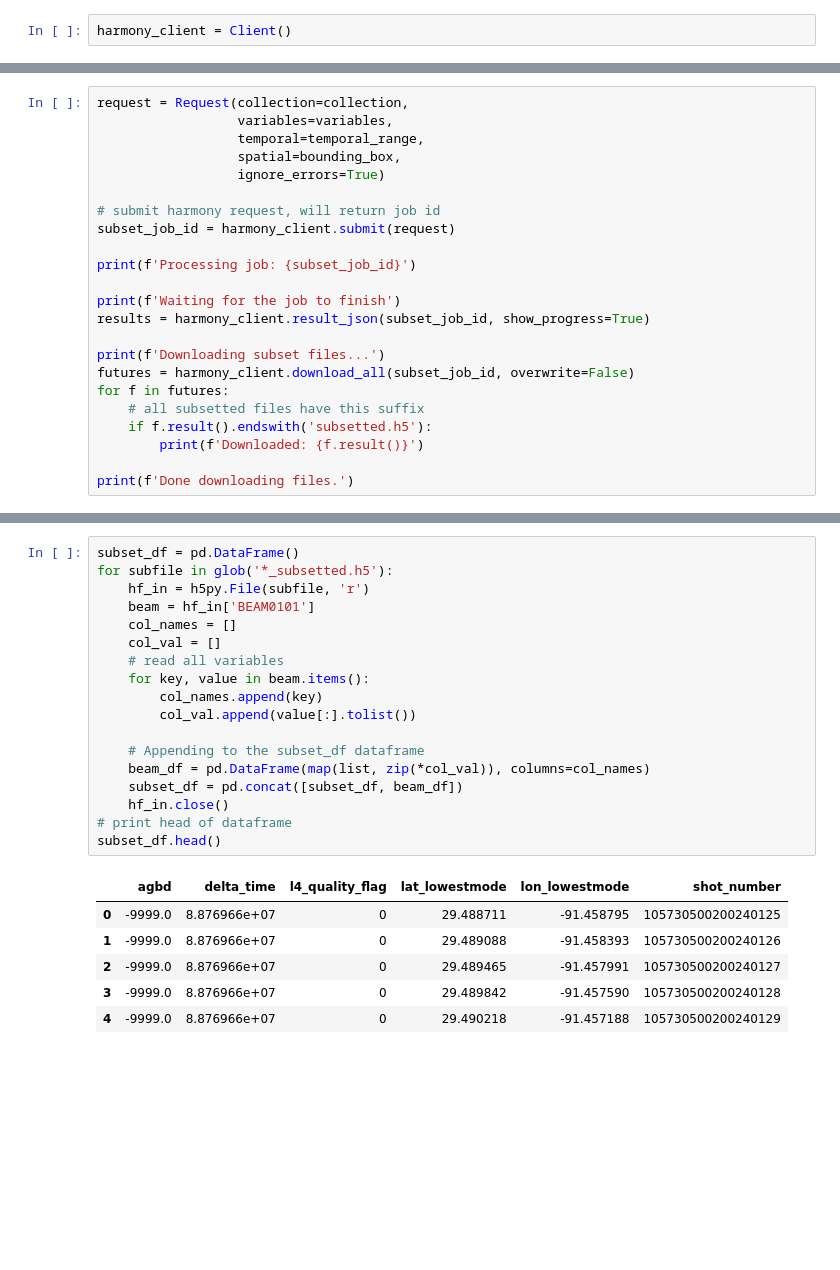
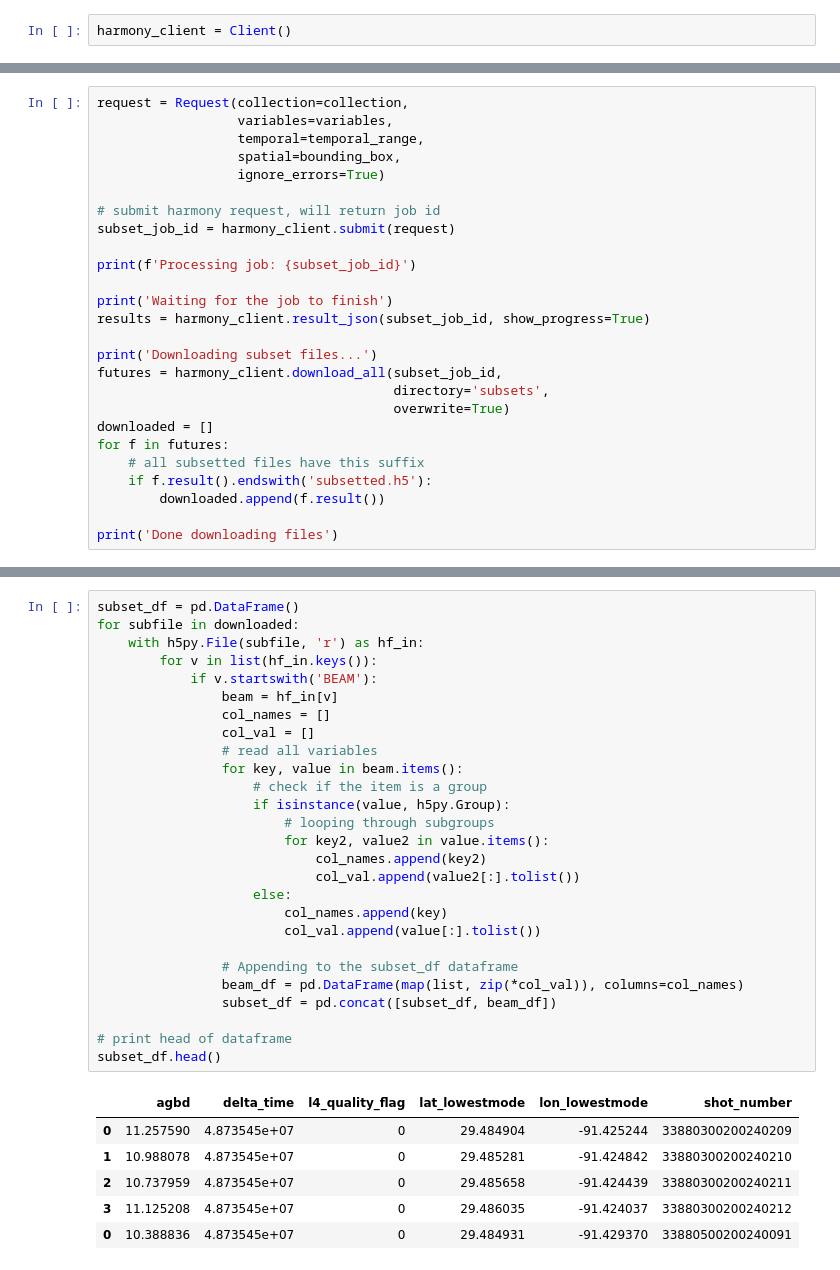
Before and after one commit to ornldaac/gedi_tutorials, a Jupyter notebook: notebooks/gedi_l4a_harmony.ipynb, the cells around one changed output, grey strips where cells are left out. Cells and saved outputs as stored; diff of their text form; blank space fills up the shorter version.

```diff
--- a/notebooks/gedi_l4a_harmony.ipynb
+++ b/notebooks/gedi_l4a_harmony.ipynb
@@ -82,15 +106,18 @@ subset_job_id = harmony_client.submit(request)
 
 print(f'Processing job: {subset_job_id}')
 
-print(f'Waiting for the job to finish')
+print('Waiting for the job to finish')
 results = harmony_client.result_json(subset_job_id, show_progress=True)
 
-print(f'Downloading subset files...')
-futures = harmony_client.download_all(subset_job_id, overwrite=False)
+print('Downloading subset files...')
+futures = harmony_client.download_all(subset_job_id,
+                                      directory='subsets',
+                                      overwrite=True)
+downloaded = []
 for f in futures:
     # all subsetted files have this suffix
     if f.result().endswith('subsetted.h5'):
-        print(f'Downloaded: {f.result()}')
+        downloaded.append(f.result())
 
-print(f'Done downloading files.')
+print('Done downloading files')
 # %% [output]
@@ -120,25 +150,34 @@ All the subsetted files are saved as `_subsetted.h5`. Let's open these `h5` file
 # %%
 subset_df = pd.DataFrame()
-for subfile in glob('*_subsetted.h5'):
-    hf_in = h5py.File(subfile, 'r')
-    beam = hf_in['BEAM0101']
-    col_names = []
-    col_val = []
-    # read all variables
-    for key, value in beam.items():
-        col_names.append(key)
-        col_val.append(value[:].tolist())
+for subfile in downloaded:
+    with h5py.File(subfile, 'r') as hf_in:
+        for v in list(hf_in.keys()):
+            if v.startswith('BEAM'):
+                beam = hf_in[v]
+                col_names = []
+                col_val = []
+                # read all variables
+                for key, value in beam.items():
+                    # check if the item is a group
+                    if isinstance(value, h5py.Group):
+                        # looping through subgroups
+                        for key2, value2 in value.items():
+                            col_names.append(key2)
+                            col_val.append(value2[:].tolist())
+                    else:
+                        col_names.append(key)
+                        col_val.append(value[:].tolist())
 
-    # Appending to the subset_df dataframe
-    beam_df = pd.DataFrame(map(list, zip(*col_val)), columns=col_names)
-    subset_df = pd.concat([subset_df, beam_df])
-    hf_in.close()
+                # Appending to the subset_df dataframe
+                beam_df = pd.DataFrame(map(list, zip(*col_val)), columns=col_names)
+                subset_df = pd.concat([subset_df, beam_df])
+
 # print head of dataframe
 subset_df.head()
 # %% [output]
 |  | agbd | delta_time | l4_quality_flag | lat_lowestmode | lon_lowestmode | shot_number |
-| 0 | -9999.0 | 8.876966e+07 | 0 | 29.488711 | -91.458795 | 105730500200240125 |
-| 1 | -9999.0 | 8.876966e+07 | 0 | 29.489088 | -91.458393 | 105730500200240126 |
-| 2 | -9999.0 | 8.876966e+07 | 0 | 29.489465 | -91.457991 | 105730500200240127 |
-| 3 | -9999.0 | 8.876966e+07 | 0 | 29.489842 | -91.457590 | 105730500200240128 |
-| 4 | -9999.0 | 8.876966e+07 | 0 | 29.490218 | -91.457188 | 105730500200240129 |
+| 0 | 11.257590 | 4.873545e+07 | 0 | 29.484904 | -91.425244 | 33880300200240209 |
+| 1 | 10.988078 | 4.873545e+07 | 0 | 29.485281 | -91.424842 | 33880300200240210 |
+| 2 | 10.737959 | 4.873545e+07 | 0 | 29.485658 | -91.424439 | 33880300200240211 |
+| 3 | 11.125208 | 4.873545e+07 | 0 | 29.486035 | -91.424037 | 33880300200240212 |
+| 0 | 10.388836 | 4.873545e+07 | 0 | 29.484931 | -91.429370 | 33880500200240091 |
```
Also changed, not shown: parts of 17 cells of this notebook, 50 other files.
